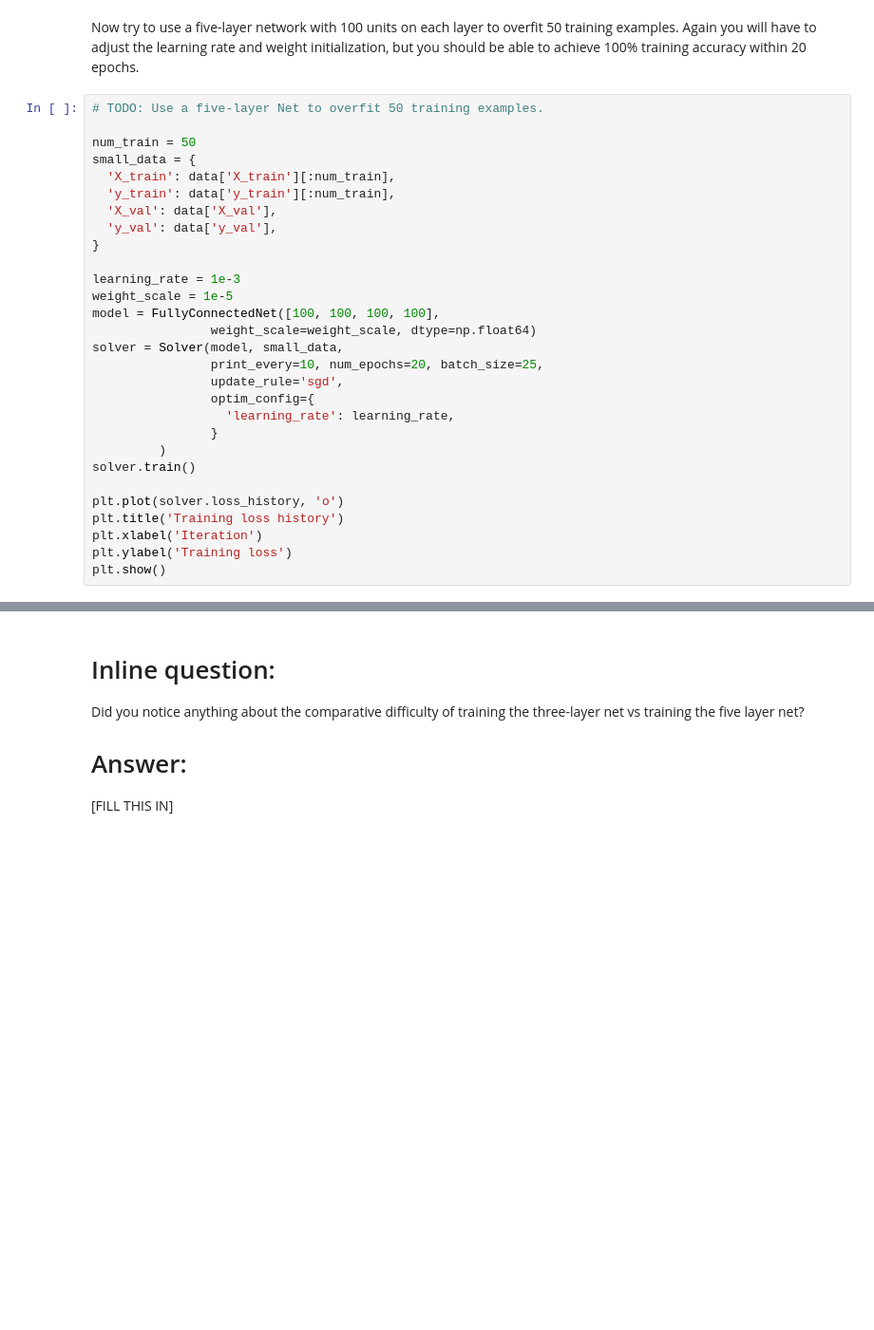
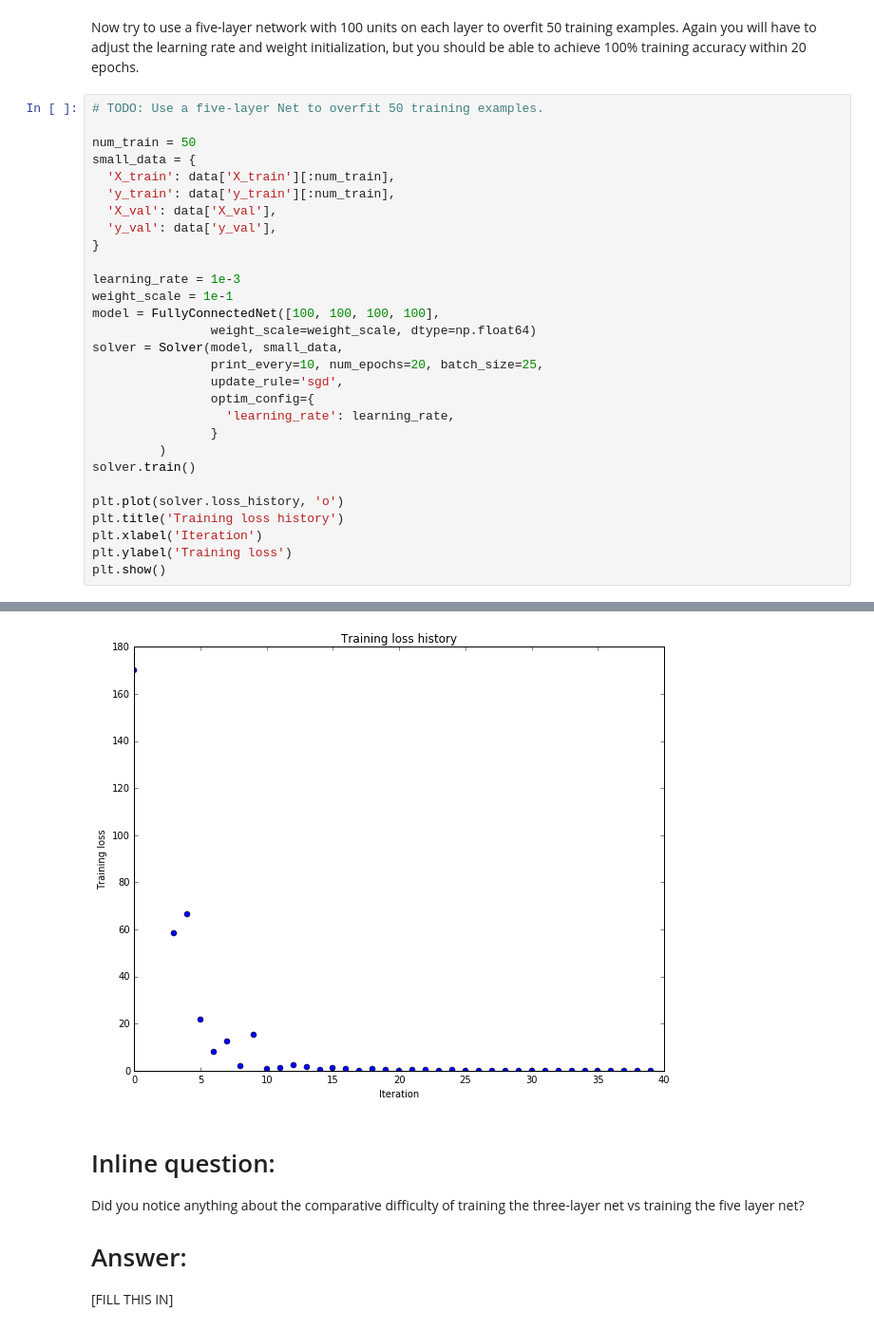
Before and after one commit to chenyuntc/cs231n, a Jupyter notebook: assignment2/FullyConnectedNets.ipynb, the cells around one changed output, grey strips where cells are left out. Shown at 95% size. Cells and saved outputs as stored; diff of their text form; blank space fills up the shorter version.

```diff
--- a/assignment2/FullyConnectedNets.ipynb
+++ b/assignment2/FullyConnectedNets.ipynb
@@ -449,7 +477,7 @@ small_data = {
 }
 
 learning_rate = 1e-3
-weight_scale = 1e-5
+weight_scale = 1e-1
 model = FullyConnectedNet([100, 100, 100, 100],
                 weight_scale=weight_scale, dtype=np.float64)
 solver = Solver(model, small_data,
@@ -466,3 +494,4 @@ plt.title('Training loss history')
 plt.xlabel('Iteration')
 plt.ylabel('Training loss')
 plt.show()
+# %% [output]
@@ -469,3 +515,4 @@ plt.show()
+[figure, added]
 # %% [markdown]
 # Inline question:
 Did you notice anything about the comparative difficulty of training the three-layer net vs training the five layer net?
```
Also changed, not shown: parts of 10 cells of this notebook, 5 other files.
